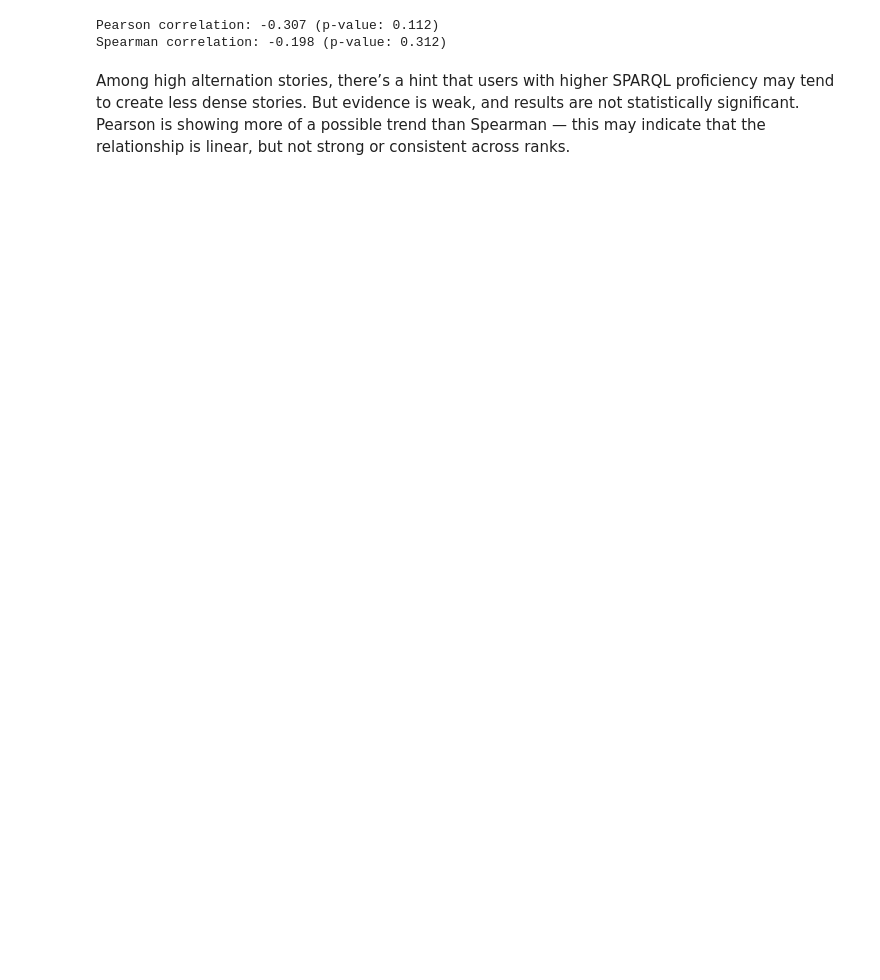
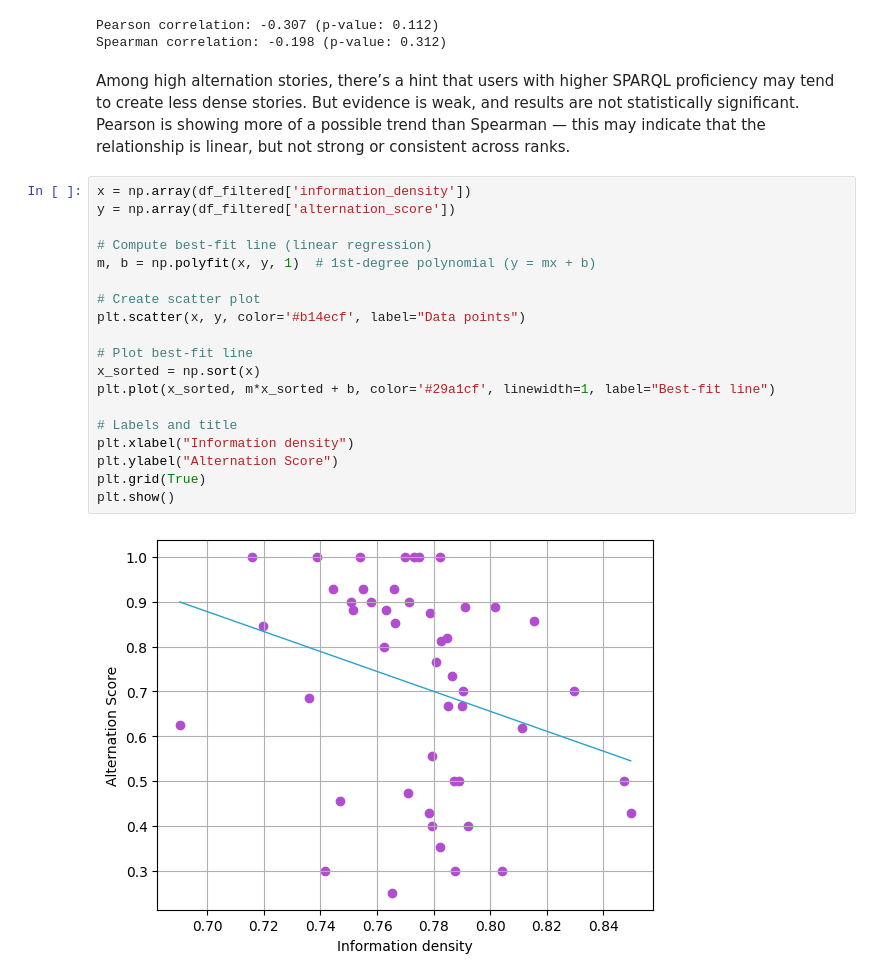
Before and after one commit to mondoboia/datastoryviz-sparql-lab, a Jupyter notebook: info_density.ipynb, the cells around one changed output. Drawn from its saved outputs; the diff is of its cells as text; blank space fills up the shorter version.

```diff
--- a/info_density.ipynb
+++ b/info_density.ipynb
@@ -267,3 +248,24 @@ Pearson correlation: -0.307 (p-value: 0.112)
 Spearman correlation: -0.198 (p-value: 0.312)
 # %% [markdown]
 Among high alternation stories, there’s a hint that users with higher SPARQL proficiency may tend to create less dense stories. But evidence is weak, and results are not statistically significant. Pearson is showing more of a possible trend than Spearman — this may indicate that the relationship is linear, but not strong or consistent across ranks.
+# %%
+x = np.array(df_filtered['information_density'])
+y = np.array(df_filtered['alternation_score'])
+
+# Compute best-fit line (linear regression)
+m, b = np.polyfit(x, y, 1)  # 1st-degree polynomial (y = mx + b)
+
+# Create scatter plot
+plt.scatter(x, y, color='#b14ecf', label="Data points")
+
+# Plot best-fit line
+x_sorted = np.sort(x)
+plt.plot(x_sorted, m*x_sorted + b, color='#29a1cf', linewidth=1, label="Best-fit line")
+
+# Labels and title
+plt.xlabel("Information density")
+plt.ylabel("Alternation Score")
+plt.grid(True)
+plt.show()
+# %% [output]
+[figure, added]
```
Also changed, not shown: parts of 4 cells of this notebook.
